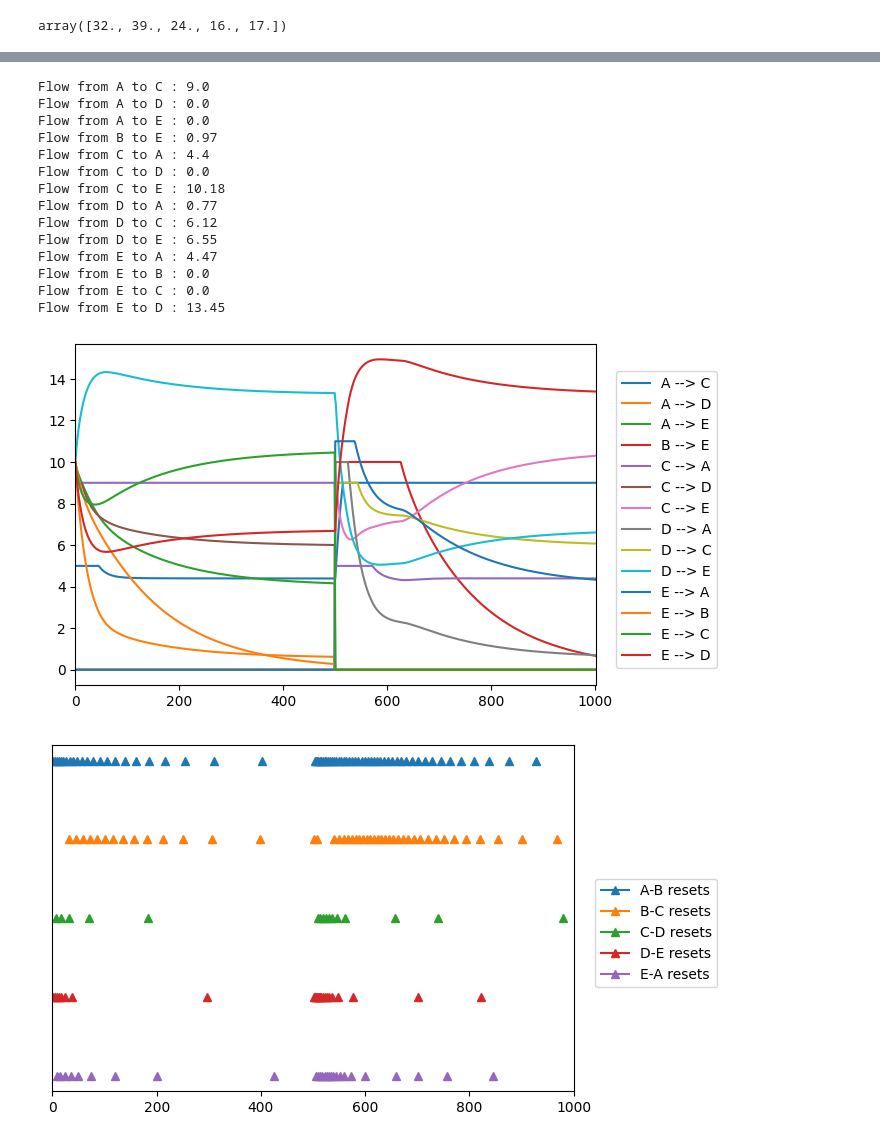
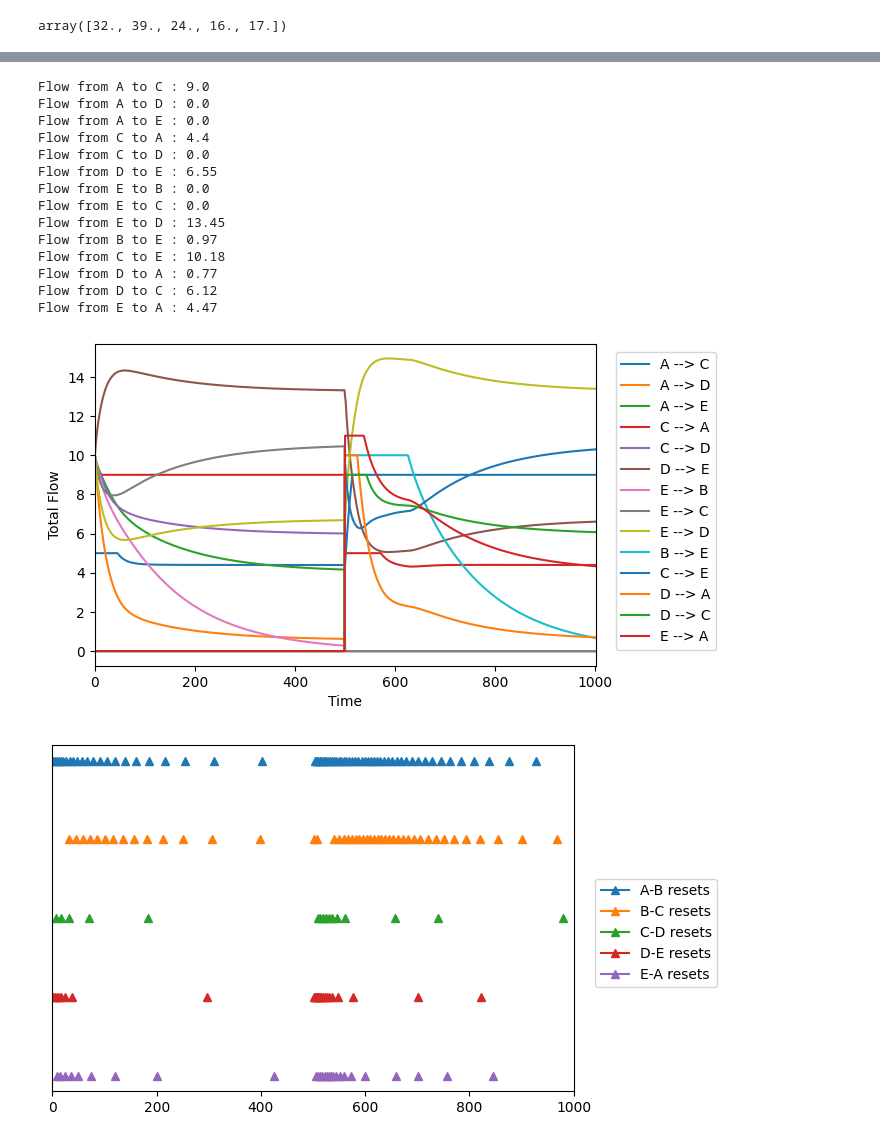
Before and after one commit to surya-sankagiri/payment-channel-networks, a Jupyter notebook: DEBT_control_variable_demand.ipynb, the cells around one changed output, grey strips where cells are left out. Drawn from its saved outputs; the diff is of its cells as text; code cells hidden in the pictures.

```diff
--- a/DEBT_control_variable_demand.ipynb
+++ b/DEBT_control_variable_demand.ipynb
@@ -212,9 +215,8 @@ flows_data3 = dict()
 path_price_data3 = dict()
 for i in range(n):
     for j in range(n):
-        if i == j:
-            continue
-        flows_data3[(i,j)] = np.zeros((T,len(myPCN3.paths[(i,j)])))
-        path_price_data3[(i,j)] = np.zeros((T,len(myPCN3.paths[(i,j)])))
+        if i != j:
+            flows_data3[(i,j)] = np.zeros((T,len(myPCN3.paths[(i,j)])))
+            path_price_data3[(i,j)] = np.zeros((T,len(myPCN3.paths[(i,j)])))
 edge_price_data3 = np.zeros((T, n, n))
 reset_data3 = np.zeros((T, n, n))
@@ -227,11 +223,16 @@ logging.basicConfig(stream=sys.stderr, level=logging.INFO)
+# %%
+new_demands = myPCN3.demands.copy()
+for i in range(n):
+    for j in range(n):
+        if myPCN3.demands[i,j] > 0:
+            new_demands[i,j] = np.random.poisson(mean)
+new_demands = myPCN3.demands.T
 # %%
 logging.info("starting loop with %d iterations", T)
 for t in range(T):
     logging.info("starting step %d", t)
     if t == int(T/2):
-        print(myPCN3.demands)
-        myPCN3.demands = myPCN3.demands.T
-        print(myPCN3.demands)
+        myPCN3.demands = new_demands
     myPCN3.single_step(t)
     edge_price_data3[t] = myPCN3.channel_prices.copy()
     for key in flows_data3.keys():
@@ -260,7 +250,7 @@ plt.close("all")
 plt.figure(figsize=(7,4))
 for i in range(n):
     for j in range(n):
-        if myPCN3.demands[j,i] > 0:
+        if myPCN3.demands[i,j] > 0:
             flow = np.zeros(T)
             for k in range(len(myPCN3.paths[(i,j)])):
                 flow += flows_data3[(i,j)][:,k]
@@ -283,34 +273,45 @@ Flow from E to D : 13.45
 # %%
 alphabets = ['A', 'B', 'C', 'D', 'E', 'F']
 plt.close("all")
 plt.figure(figsize=(7,4))
 for i in range(n):
     for j in range(n):
-        if myPCN3.demands[j,i] > 0 or myPCN3.demands[i,j] > 0:
+        if myPCN3.demands[j,i] > 0:
+            flow = np.zeros(T)
+            for k in range(len(myPCN3.paths[(i,j)])):
+                flow += flows_data3[(i,j)][:,k]
+            plt.plot(flow, label = alphabets[i] + " --> " + alphabets[j])
+            print("Flow from", alphabets[i], "to", alphabets[j], ":", np.round(np.mean(flow[-100:]), 2))
+for i in range(n):
+    for j in range(n):
+        if myPCN3.demands[i,j] > 0 and myPCN3.demands[j,i] == 0:
             flow = np.zeros(T)
             for k in range(len(myPCN3.paths[(i,j)])):
                 flow += flows_data3[(i,j)][:,k]
             plt.plot(flow, label = alphabets[i] + " --> " + alphabets[j])
             print("Flow from", alphabets[i], "to", alphabets[j], ":", np.round(np.mean(flow[-100:]), 2))
 plt.legend(loc=(1.04, 0.05))
 plt.xlim([0, T])
+plt.xlabel("Time")
+plt.ylabel("Total Flow")
 plt.tight_layout()
+plt.savefig("flows_small_step_sudden_change.pdf")
 # %% [output]
 Flow from A to C : 9.0
 Flow from A to D : 0.0
 Flow from A to E : 0.0
-Flow from B to E : 0.97
 Flow from C to A : 4.4
 Flow from C to D : 0.0
+Flow from D to E : 6.55
+Flow from E to B : 0.0
+Flow from E to C : 0.0
+Flow from E to D : 13.45
+Flow from B to E : 0.97
 Flow from C to E : 10.18
 Flow from D to A : 0.77
 Flow from D to C : 6.12
-Flow from D to E : 6.55
 Flow from E to A : 4.47
-Flow from E to B : 0.0
-Flow from E to C : 0.0
-Flow from E to D : 13.45
-[figure, old version]
+[figure, new version]
 # %%
 # replace all zeros with nan in reset_data
 reset_data3[reset_data3 == 0] = np.nan
```
Also changed, not shown: parts of 5 cells of this notebook, 7 other files.
